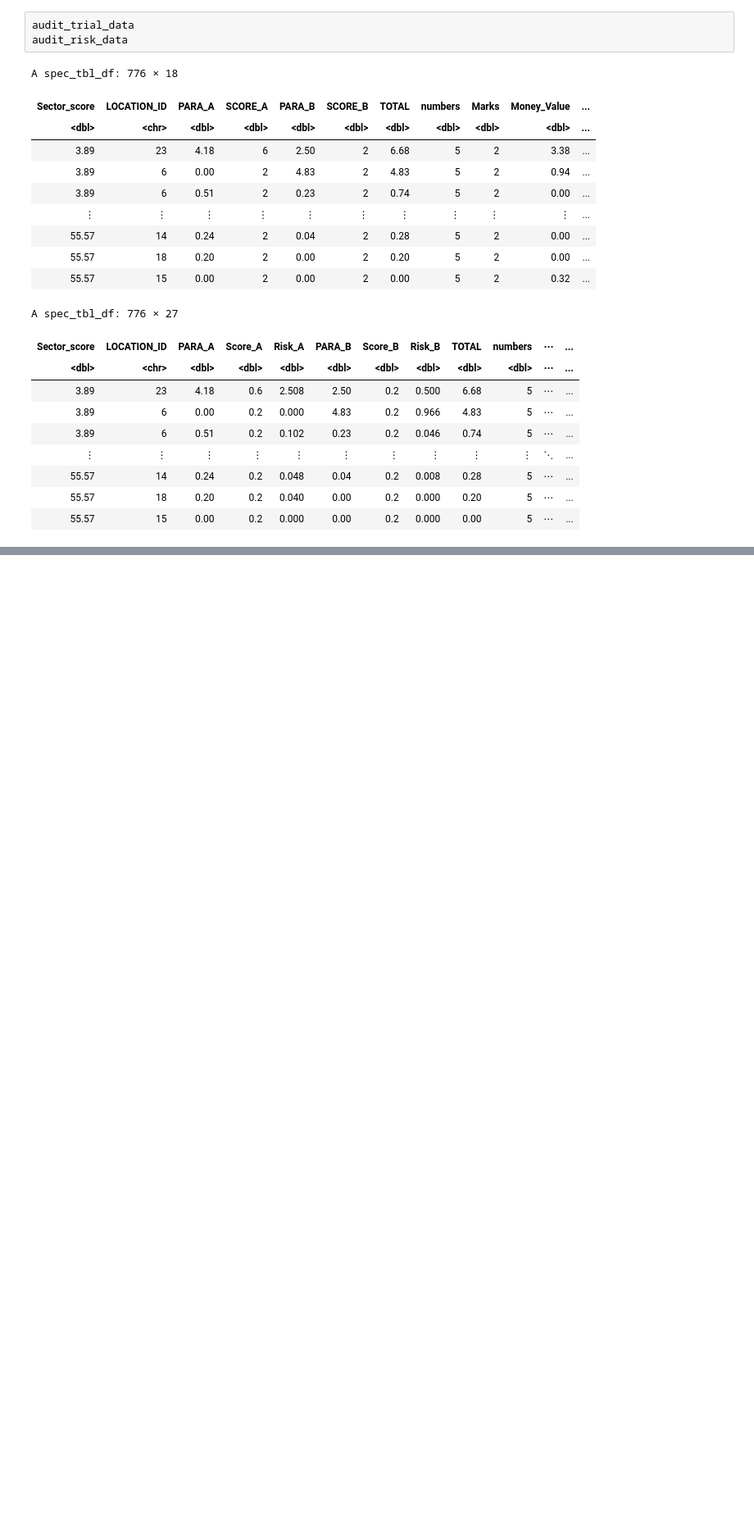
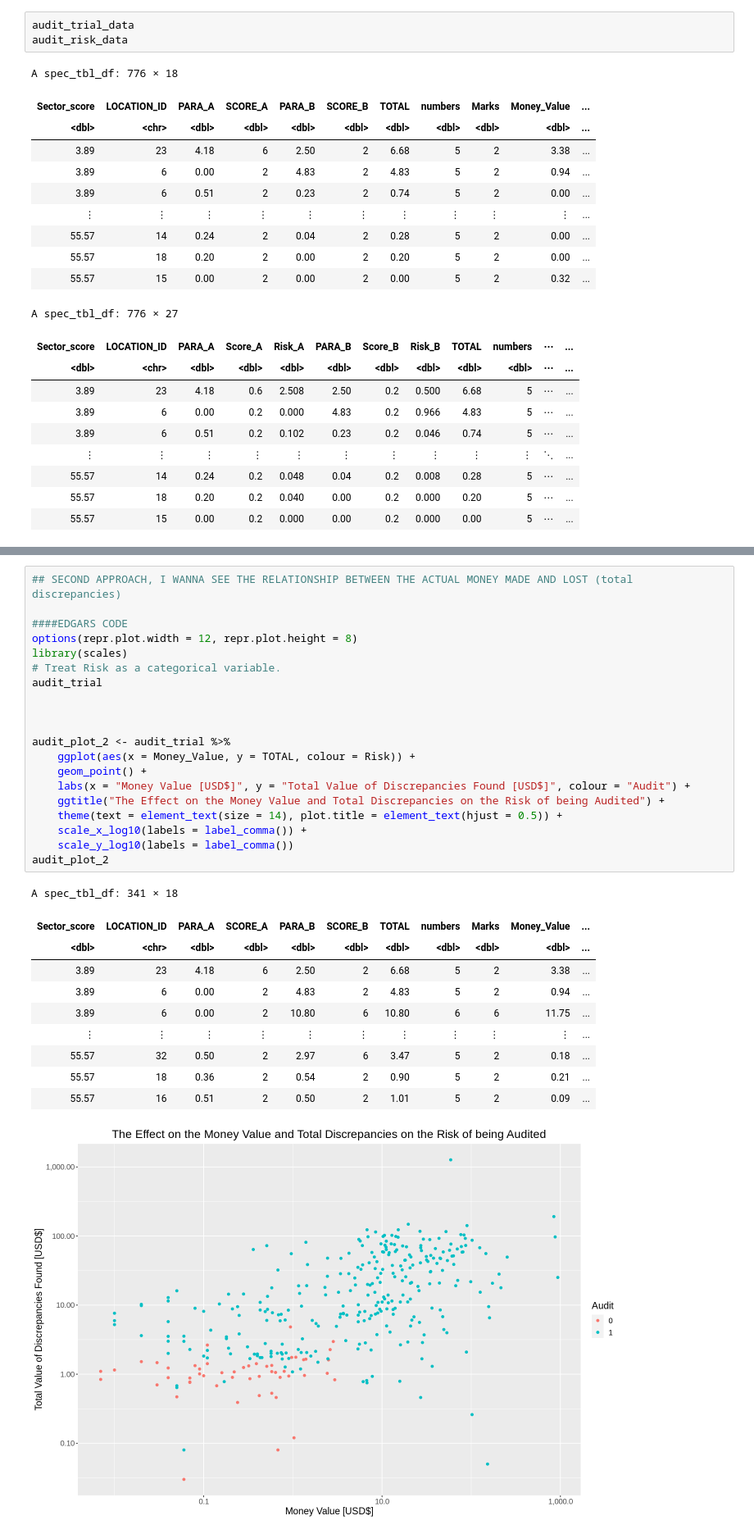
Before and after one commit to fulleraltamiranoe/audit_data, a Jupyter notebook: Audit.ipynb, the cells around one changed output, grey strips where cells are left out. Shown: that part at 82% size. Cells and saved outputs as stored; diff of their text form; blank space fills up the shorter version.

```diff
--- a/Audit.ipynb
+++ b/Audit.ipynb
@@ -168,0 +150,32 @@ Prediction  0  1
+# %%
+## SECOND APPROACH, I WANNA SEE THE RELATIONSHIP BETWEEN THE ACTUAL MONEY MADE AND LOST (total discrepancies)
+
+####EDGARS CODE
+options(repr.plot.width = 12, repr.plot.height = 8)
+library(scales)
+# Treat Risk as a categorical variable.
+audit_trial
+
+
+
+audit_plot_2 <- audit_trial %>%
+    ggplot(aes(x = Money_Value, y = TOTAL, colour = Risk)) +
+    geom_point() +
+    labs(x = "Money Value [USD$]", y = "Total Value of Discrepancies Found [USD$]", colour = "Audit") +
+    ggtitle("The Effect on the Money Value and Total Discrepancies on the Risk of being Audited") +
+    theme(text = element_text(size = 14), plot.title = element_text(hjust = 0.5)) +
+    scale_x_log10(labels = label_comma()) +
+    scale_y_log10(labels = label_comma())
+audit_plot_2
+# %% [output]
+A spec_tbl_df: 341 × 18
+| Sector_score | LOCATION_ID | PARA_A | SCORE_A | PARA_B | SCORE_B | TOTAL | numbers | Marks | Money_Value | ... |
+| <dbl> | <chr> | <dbl> | <dbl> | <dbl> | <dbl> | <dbl> | <dbl> | <dbl> | <dbl> | ... |
+| 3.89 | 23 | 4.18 | 6 | 2.50 | 2 | 6.68 | 5 | 2 | 3.38 | ... |
+| 3.89 | 6 | 0.00 | 2 | 4.83 | 2 | 4.83 | 5 | 2 | 0.94 | ... |
+| 3.89 | 6 | 0.00 | 2 | 10.80 | 6 | 10.80 | 6 | 6 | 11.75 | ... |
+| ⋮ | ⋮ | ⋮ | ⋮ | ⋮ | ⋮ | ⋮ | ⋮ | ⋮ | ⋮ | ... |
+| 55.57 | 32 | 0.50 | 2 | 2.97 | 6 | 3.47 | 5 | 2 | 0.18 | ... |
+| 55.57 | 18 | 0.36 | 2 | 0.54 | 2 | 0.90 | 5 | 2 | 0.21 | ... |
+| 55.57 | 16 | 0.51 | 2 | 0.50 | 2 | 1.01 | 5 | 2 | 0.09 | ... |
+[figure, added]
```
Also changed, not shown: parts of 6 cells of this notebook.
